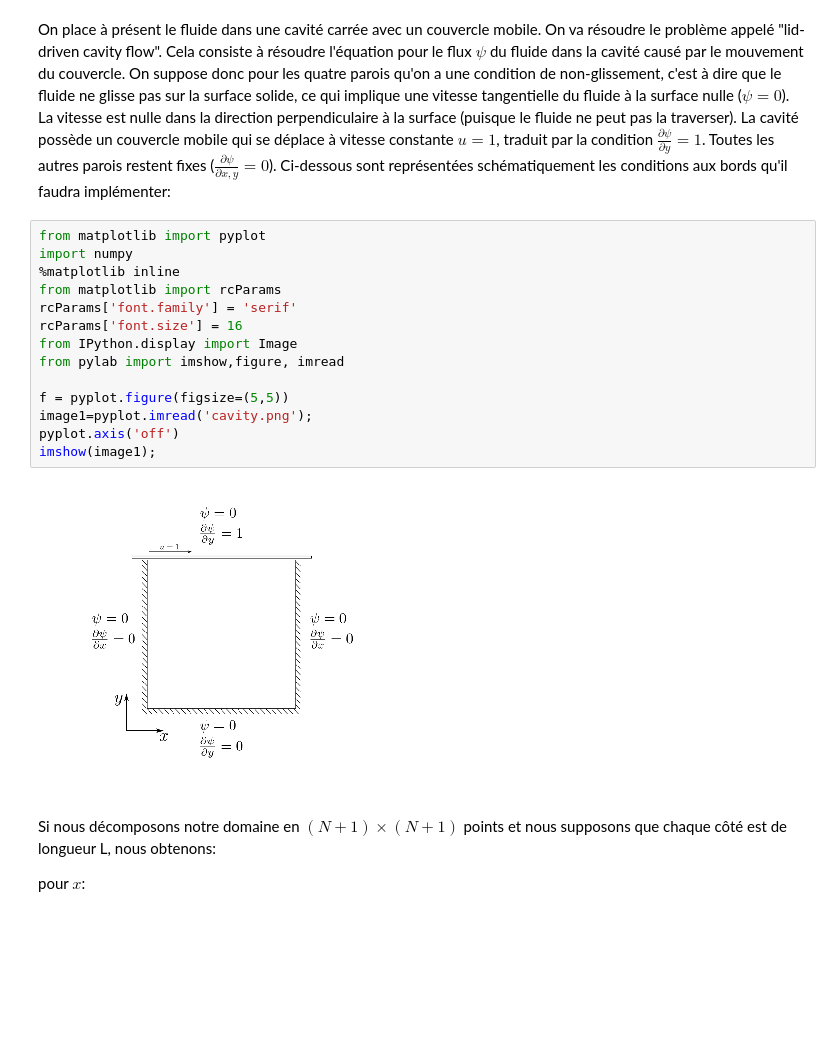
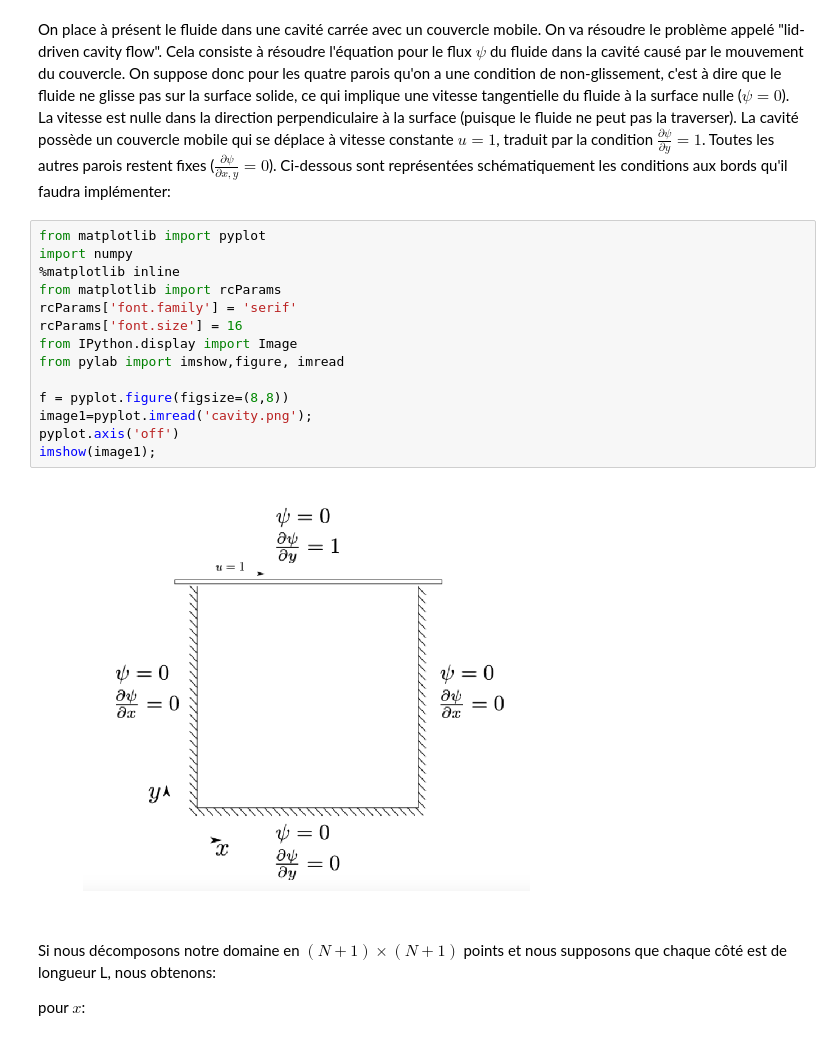
Before and after one commit to Helene98/Devoir-PHYS-F-302-et-303, a Jupyter notebook: Equation Bi-Harmonique/Devoir Equation Bi-Harmonique .ipynb, the cells around one changed output. Cells and saved outputs as stored; diff of their text form; blank space fills up the shorter version.

```diff
--- a/Equation Bi-Harmonique/Devoir Equation Bi-Harmonique .ipynb
+++ b/Equation Bi-Harmonique/Devoir Equation Bi-Harmonique .ipynb
@@ -83,19 +83,19 @@ On suppose donc pour les quatre parois qu'on a une condition de non-glissement,
 # %%
 from matplotlib import pyplot
 import numpy
 %matplotlib inline
 from matplotlib import rcParams
 rcParams['font.family'] = 'serif'
 rcParams['font.size'] = 16
 from IPython.display import Image
 from pylab import imshow,figure, imread
 
-f = pyplot.figure(figsize=(5,5))
+f = pyplot.figure(figsize=(8,8))
 image1=pyplot.imread('cavity.png');
 pyplot.axis('off')
 imshow(image1);
 # %% [output]
-[figure, old version]
+[figure, new version]
 # %% [markdown]
 Si nous décomposons notre domaine en $(N+1) \times (N+1)$ points et nous supposons que chaque côté est de longueur L, nous obtenons:
 
```
Also changed, not shown: 1 other file.
